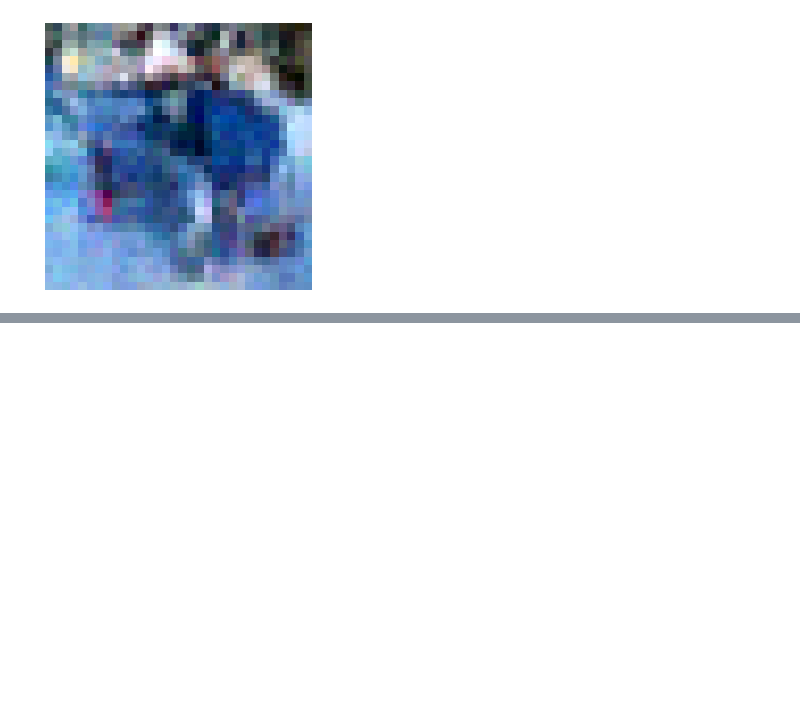
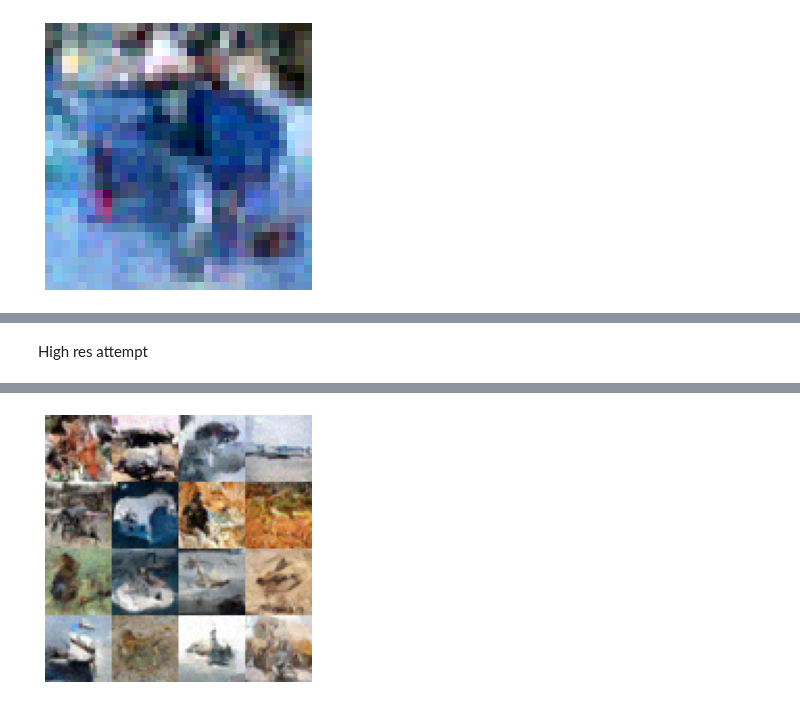
Before and after one commit to durml91/MMath-Project, a Jupyter notebook: Image_Diffusion_(working)/Copy_of_CIFAR_10_diffusion.ipynb, the cells around one changed output, grey strips where cells are left out. Drawn from its saved outputs; the diff is of its cells as text; code cells hidden in the pictures; blank space fills up the shorter version.

Commit message:
hq model trained successfully

```diff
--- a/Image_Diffusion_(working)/Copy_of_CIFAR_10_diffusion.ipynb
+++ b/Image_Diffusion_(working)/Copy_of_CIFAR_10_diffusion.ipynb
@@ -71,10 +71,10 @@ class MixerBlock(eqx.Module):
     ):
         tkey, ckey = jr.split(key, 2)
         self.patch_mixer = eqx.nn.MLP(
-            num_patches, num_patches, mix_patch_size, depth=1, key=tkey
+            num_patches, num_patches, mix_patch_size, depth=2, key=tkey   #change to 1 for non hq model
         )
         self.hidden_mixer = eqx.nn.MLP(
-            hidden_size, hidden_size, mix_hidden_size, depth=1, key=ckey
+            hidden_size, hidden_size, mix_hidden_size, depth=2, key=ckey   #change to 1 for non hq model
         )
         self.norm1 = eqx.nn.LayerNorm((hidden_size, num_patches))
         self.norm2 = eqx.nn.LayerNorm((num_patches, hidden_size))
@@ -400,0 +400,2 @@ smpl()
+# %% [markdown]
+High res attempt
@@ -400,0 +500,3 @@ smpl()
+# %%
+main()
+# %% [output]
@@ -400,0 +520 @@ smpl()
+[figure, added]
```
Also changed, not shown: parts of 8 cells of this notebook.
